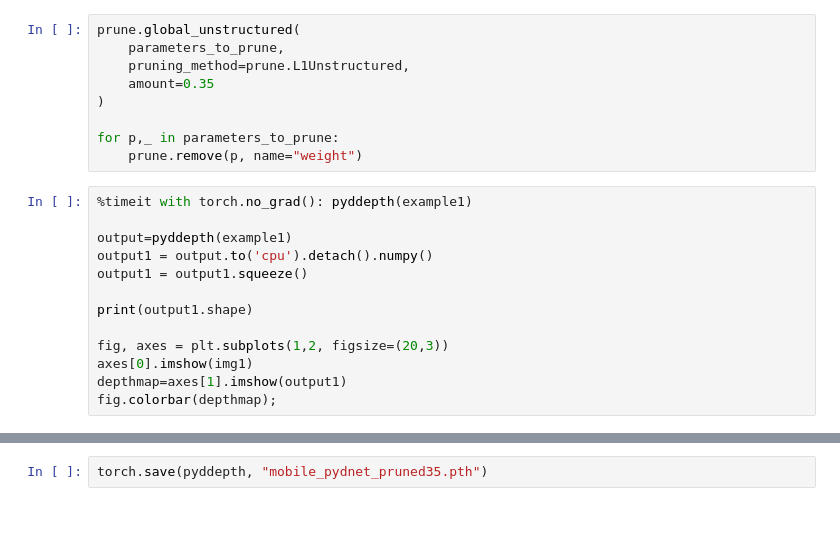
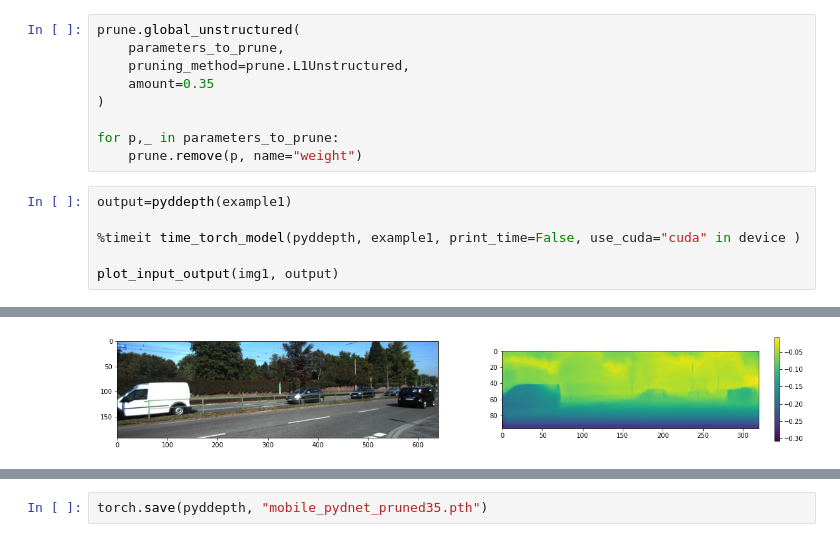
Before and after one commit to bashish101/Pydnet-Pytorch, a Jupyter notebook: inference.ipynb, the cells around one changed output, grey strips where cells are left out. Saved outputs shown, nothing was run; the diff lists cells and outputs as text.

```diff
--- a/inference.ipynb
+++ b/inference.ipynb
@@ -101,16 +140,10 @@ prune.global_unstructured(
 
 for p,_ in parameters_to_prune:
     prune.remove(p, name="weight")
-# %%
-%timeit with torch.no_grad(): pyddepth(example1)
-
-output=pyddepth(example1)
-output1 = output.to('cpu').detach().numpy()
-output1 = output1.squeeze()
-
-print(output1.shape)
-
-fig, axes = plt.subplots(1,2, figsize=(20,3))
-axes[0].imshow(img1)
-depthmap=axes[1].imshow(output1)
-fig.colorbar(depthmap);
+# %%
+output=pyddepth(example1)
+
+%timeit time_torch_model(pyddepth, example1, print_time=False, use_cuda="cuda" in device )
+
+plot_input_output(img1, output)
+# %% [output]
@@ -117,3 +152,4 @@ fig.colorbar(depthmap);
+[figure, added]
 # %%
 # Verify the global sparsity
 num=0;den=0
```
Also changed, not shown: parts of 48 cells of this notebook, 1 other file.
